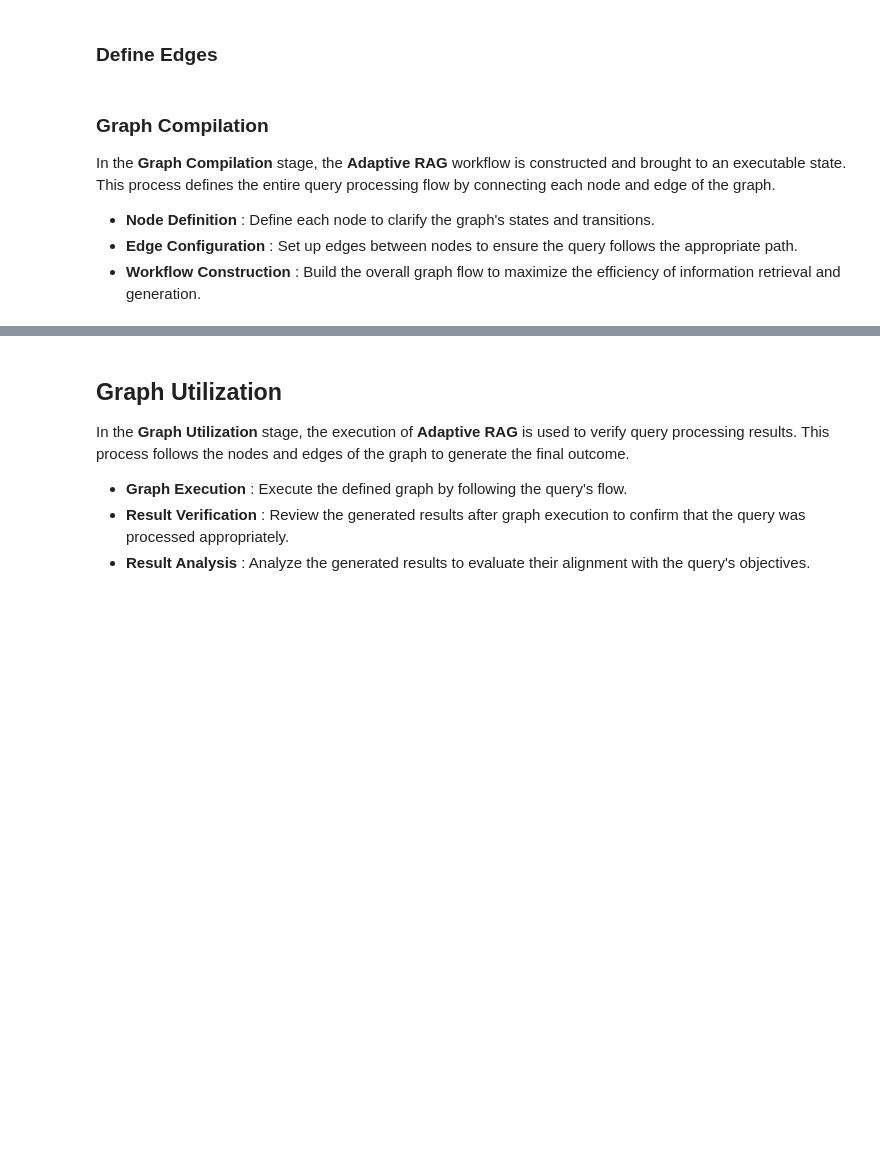
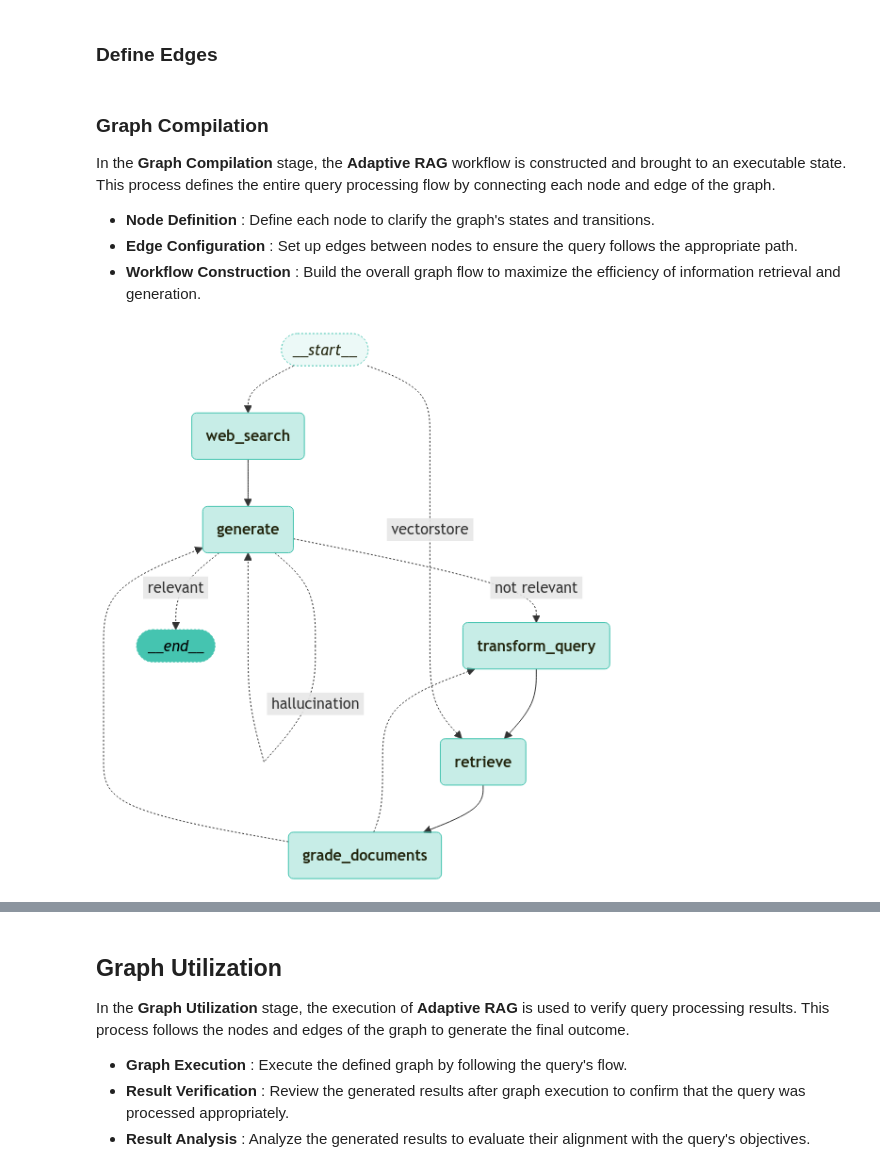
Before and after one commit to LangChain-OpenTutorial/LangChain-OpenTutorial, a Jupyter notebook: 17-LangGraph/02-Structures/07-Adaptive-Rag.ipynb, the cells around one changed output, grey strips where cells are left out. Cells and saved outputs as stored; diff of their text form; code cells hidden in the pictures; blank space fills up the shorter version.

```diff
--- a/17-LangGraph/02-Structures/07-Adaptive-Rag.ipynb
+++ b/17-LangGraph/02-Structures/07-Adaptive-Rag.ipynb
@@ -185,10 +239,9 @@ from typing import Literal
 from langchain_core.prompts import ChatPromptTemplate
 from pydantic import BaseModel, Field
 from langchain_openai import ChatOpenAI
-from langchain_teddynote.models import get_model_name, LLMs
 
 # Get the latest LLM model name
-MODEL_NAME = get_model_name(LLMs.GPT4)
+MODEL_NAME = get_model_name(LLMs.GPT4o)
 
 # Data model for routing user queries to the most relevant data source
 class RouteQuery(BaseModel):
@@ -291,12 +342,24 @@ binary_score='yes'
 # %% [markdown]
 ### Creating RAG Chain for Answer Generation
 # %%
-from langchain import hub
 from langchain_core.output_parsers import StrOutputParser
 from langchain_openai import ChatOpenAI
+import yaml
+from langchain.prompts import PromptTemplate
 
 # Get prompt from LangChain Hub (RAG prompt can be freely modified)
-prompt = hub.pull("teddynote/rag-prompt")
+def load_prompt_template(file_path: str) -> dict:
+    with open(file_path, 'r', encoding='utf-8') as file:
+        template_data = yaml.safe_load(file)
+    return template_data
+
+template = load_prompt_template('rag/prompts/rag-prompt.yaml')["template"]
+
+# Use PromptTemplate object instead of string
+prompt = PromptTemplate(
+    template=template,
+    input_variables=["question", "context"]
+)
 
 # Initialize LLM
 llm = ChatOpenAI(model_name=MODEL_NAME, temperature=0)
@@ -555,7 +877,6 @@ def transform_query(state):
     print("==== [TRANSFORM QUERY] ====")
     # Get question and retrieved documents
     question = state["question"]
-    documents = state["documents"]
 
     # Rewrite question
     better_question = question_rewriter.invoke({"question": question})
@@ -669,7 +990,6 @@ def route_question(state):
 def decide_to_generate(state):
     print("==== [DECISION TO GENERATE] ====")
     # Get question and document search results
-    question = state["question"]
     filtered_documents = state["documents"]
     if not filtered_documents:
         # If all documents are irrelevant, rewrite the question
@@ -764,3 +1084,9 @@ workflow.add_conditional_edges(
 
 # Compile graph
 app = workflow.compile(checkpointer=MemorySaver())
+# %%
+from langchain_opentutorial.graphs import visualize_graph
+
+visualize_graph(app)
+# %% [output]
+[figure, added]
```
Also changed, not shown: parts of 14 cells of this notebook.
